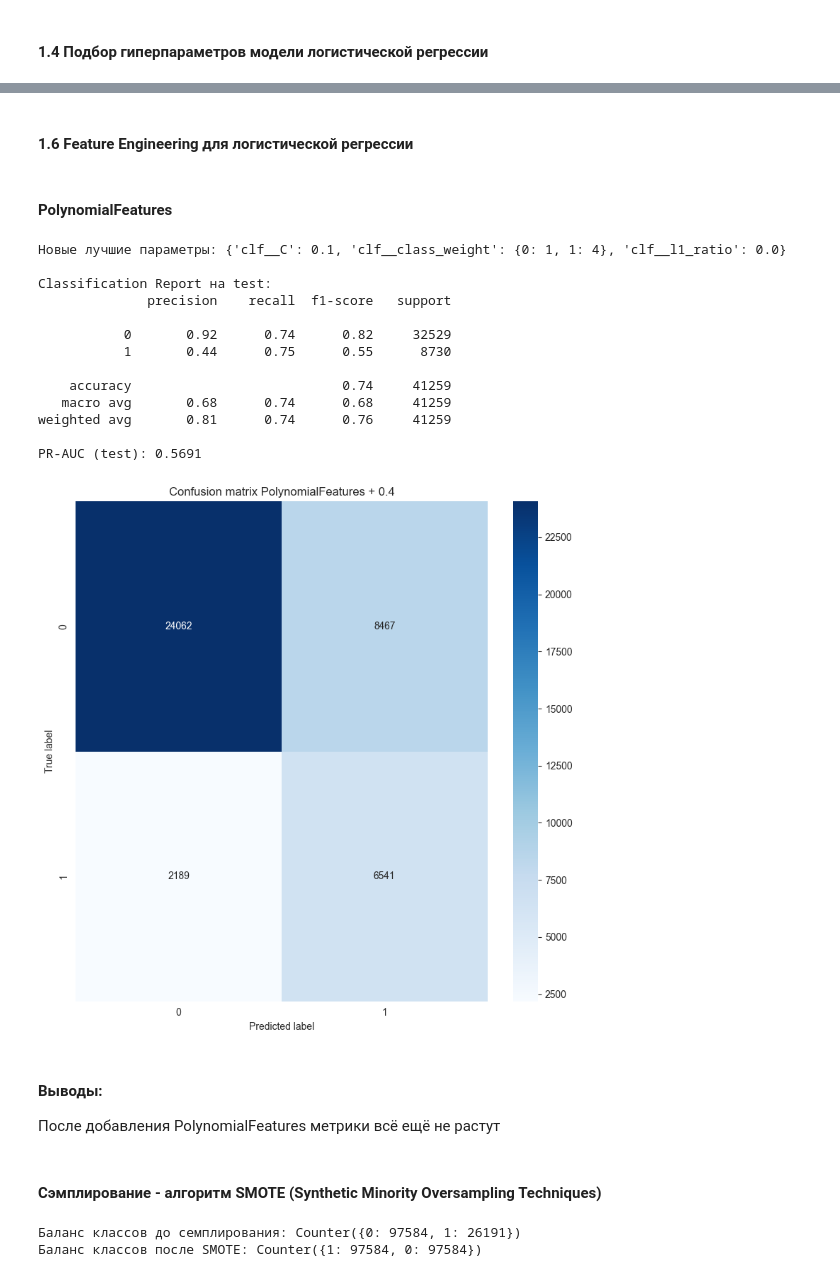
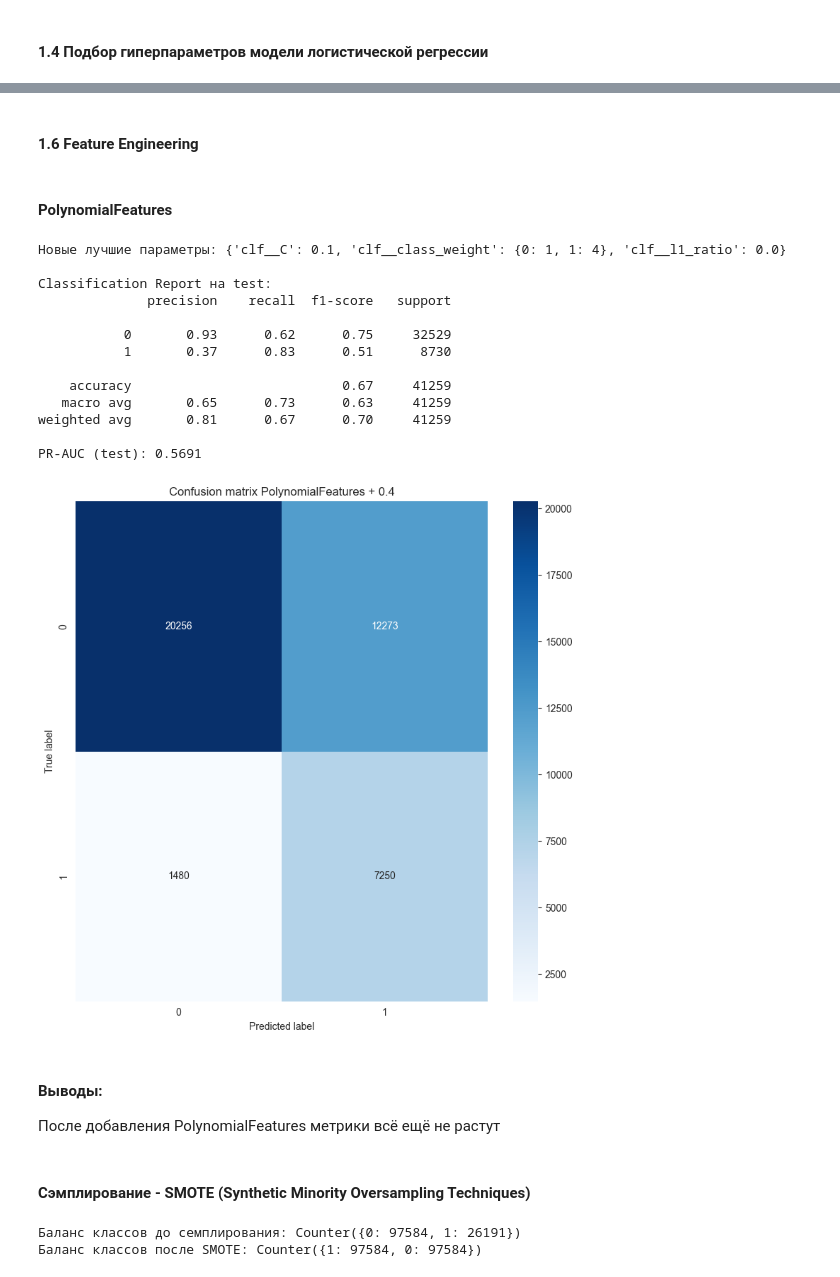
Before and after one commit to LinkiChmu/Bank_customer_churn_prediction, a Jupyter notebook: src/model/baseline.ipynb, the cells around one changed output, grey strips where cells are left out. Cells and saved outputs as stored; diff of their text form; code cells hidden in the pictures.

```diff
--- a/src/model/baseline.ipynb
+++ b/src/model/baseline.ipynb
@@ -77,10 +161,10 @@ preprocessor = ColumnTransformer(
 #### 1.2 Пайплайн обучения модели с учетом дисбаланса классов
 # %%
 print(f"Баланс классов: {y.value_counts(normalize=True)}")
-# для честной оценки модели: не устраняет дисбаланс, а сохраняет его пропорцию в каждом фолде
+
 skf = StratifiedKFold(n_splits=4, shuffle=True, random_state=RANDOM_STATE)
 
-pipeline = Pipeline([
+pipeline_lr = Pipeline([
     ('preprocessor', preprocessor),
     ('clf', LogisticRegression(max_iter=1000,
                                random_state=RANDOM_STATE,
@@ -139,14 +193,14 @@ def print_metrics(y_true, y_pred, y_proba,
 # %%
 X_train, X_test, y_train, y_test = train_test_split(X, y, random_state=RANDOM_STATE, stratify=y)
-pipeline.fit(X_train, y_train)
+pipeline_lr.fit(X_train, y_train)
 
 cv_metrics = cross_validate(
-    pipeline, X_train, y_train, cv=skf,
-    scoring=['recall', 'average_precision'],
+    pipeline_lr, X_train, y_train, cv=skf,
+    scoring=['average_precision', 'recall'],
     return_train_score=False, n_jobs=-1
 )
 # Финальная оценка на тесте
-y_pred = pipeline.predict(X_test)
-y_proba = pipeline.predict_proba(X_test)[:, 1]
+y_pred = pipeline_lr.predict(X_test)
+y_proba = pipeline_lr.predict_proba(X_test)[:, 1]
 print_metrics(y_test, y_pred, y_proba, cv_metrics, "до GridSearch")
 # %% [output]
@@ -178,13 +232,13 @@ FN 2321 Модель пропускает  (~27%) уходящих клиент
 # %% [markdown]
 #### 1.4 Подбор гиперпараметров модели логистической регрессии
 # %%
-param_grid = {
-    'clf__C': np.logspace(-1, 1, 7),
-    'clf__class_weight': ['balanced', None, {0: 1, 1: 4}],
-    'clf__l1_ratio': np.linspace(0.0, 1.0, 7)
+param_lr = {
+    'clf__C': np.logspace(-3, 1, 10),
+    'clf__class_weight': ['balanced', None, {0: 1, 1: 4}]
 }
-grid = GridSearchCV(pipeline,
-                    param_grid,
+
+grid = GridSearchCV(pipeline_lr,
+                    param_lr,
                     cv=skf,
                     scoring={
                         'pr_auc': 'average_precision',
@@ -199,7 +253,4 @@ grid.fit(X_train, y_train)
 end = time.perf_counter()
 total_duration_logreg_base = end - start
 print(f"Общее время работы GridSearchCV: {total_duration_logreg_base:.2f} сек")
-
-best_model = grid.best_estimator_
-print(grid.best_params_)
 # %% [output]
@@ -207,0 +258,9 @@ print(grid.best_params_)
+# %%
+best_params = grid.best_params_
+print(best_params)
+best_model = pipeline_lr.set_params(**best_params)
+
+start_refit = time.perf_counter()
+best_model.fit(X_train, y_train)
+time_lr = round((time.perf_counter() - start_refit), 2)
+print(f"Время обучения модели: {time_lr} сек")
@@ -326,5 +356,5 @@ FN 1475 Модель пропускает значительно меньше (~
 # %% [markdown]
-#### 1.6 Feature Engineering для логистической регрессии
+#### 1.6 Feature Engineering
 # %% [markdown]
 #### PolynomialFeatures
 # %%
@@ -346,45 +376,45 @@ pf_pipeline = Pipeline([
     ('prep', preprocessor),
     ('clf', LogisticRegression(
         penalty='elasticnet',  # ← ОБЯЗАТЕЛЬНО для работы l1_ratio
         solver='saga',
         max_iter=5000,
         random_state=RANDOM_STATE))
 ])
 grid_pf = GridSearchCV(
     pf_pipeline,
     param_grid=param_grid_pf,
     scoring='recall',
     cv=5,
     n_jobs=-1,
     refit=True
 )
 grid_pf.fit(X_train, y_train)
 print("Новые лучшие параметры:", grid_pf.best_params_)
 
 y_proba_poly = grid_pf.predict_proba(X_test)[:, 1]
-y_pred_poly = grid_pf.predict(X_test)
+y_pred_poly = (y_proba_poly >= threshold)
 
 print_metrics(y_test, y_pred_poly, y_proba_poly, pipeline_name=f"PolynomialFeatures + {threshold}")
 # %% [output]
 Новые лучшие параметры: {'clf__C': 0.1, 'clf__class_weight': {0: 1, 1: 4}, 'clf__l1_ratio': 0.0}
 
 Classification Report на test:
               precision    recall  f1-score   support
 
-           0       0.92      0.74      0.82     32529
-           1       0.44      0.75      0.55      8730
+           0       0.93      0.62      0.75     32529
+           1       0.37      0.83      0.51      8730
 
-    accuracy                           0.74     41259
-   macro avg       0.68      0.74      0.68     41259
-weighted avg       0.81      0.74      0.76     41259
+    accuracy                           0.67     41259
+   macro avg       0.65      0.73      0.63     41259
+weighted avg       0.81      0.67      0.70     41259
 
 PR-AUC (test): 0.5691
-[figure, old version]
+[figure, new version]
 # %% [markdown]
 #### Выводы:
 После добавления PolynomialFeatures метрики всё ещё не растут
 # %% [markdown]
-#### Сэмплирование - алгоритм SMOTE (Synthetic Minority Oversampling Techniques)
+#### Сэмплирование - SMOTE (Synthetic Minority Oversampling Techniques)
 # %%
 from imblearn.over_sampling import SMOTE
 from imblearn.pipeline import make_pipeline
```
Also changed, not shown: parts of 72 cells of this notebook, 1 other file.
